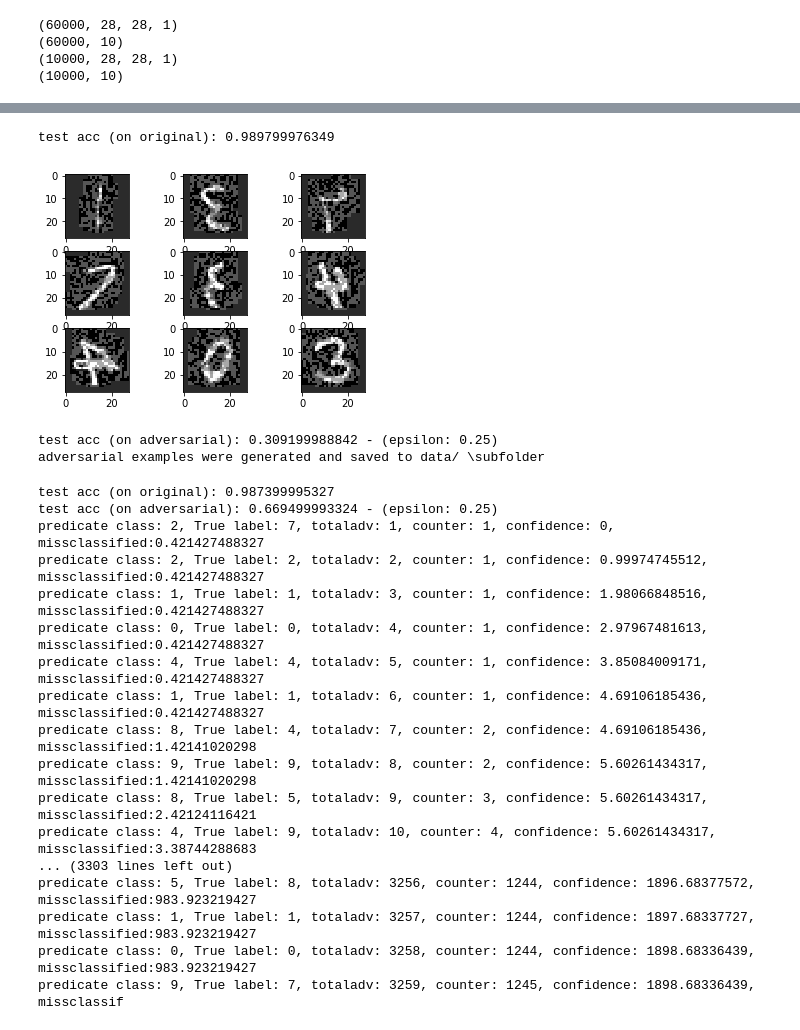
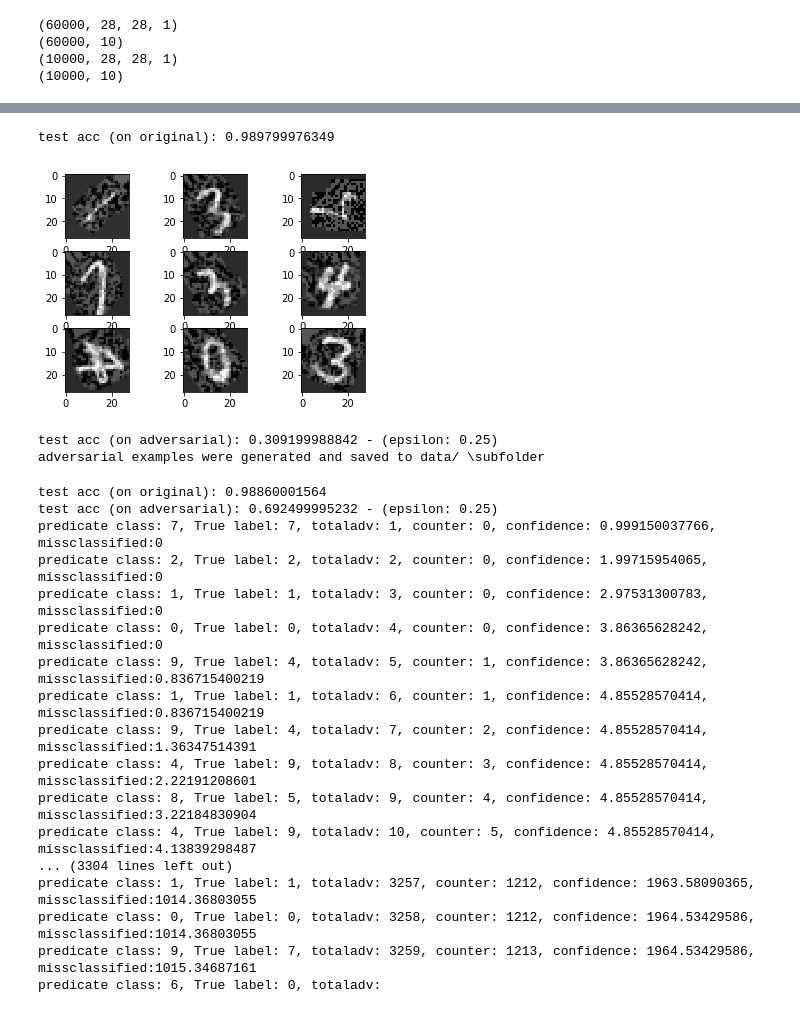
Before and after one commit to rabinaphuyel/REU-2019, a Jupyter notebook: rabina.ipynb, the cells around one changed output, grey strips where cells are left out. Drawn from its saved outputs; the diff is of its cells as text; code cells hidden in the pictures.

```diff
--- a/rabina.ipynb
+++ b/rabina.ipynb
@@ -63,7 +63,7 @@ val_classes = Y_train[-nb_train:]
 (10000, 10)
 # %%
 # define data preparation
-datagen = ImageDataGenerator(horizontal_flip=True)
+datagen = ImageDataGenerator(rotation_range=90)
 # fit parameters from data
 datagen.fit(X_train)
 # configure batch size and retrieve one batch of images
@@ -80,6 +80,6 @@ for X_batch, y_batch in datagen.flow(X_train, Y_train, batch_size=9):
 # %%
 # define data preparation
-datagen = ImageDataGenerator(horizontal_flip=True)
+datagen = ImageDataGenerator(rotation_range=90)
 # fit parameters from data
 datagen.fit(X_test)
 # configure batch size and retrieve one batch of images
@@ -176,7 +176,7 @@ Epoch 15/15
 Trained model has been saved to data/ \subfolder
 # %%
 # Load the trained model
-model = load_model("data/mnist_horizontalflip_cnn.h5")
+model = load_model("data/mnist_rotate90_cnn.h5")
 
 _, acc = model.evaluate(X_test, Y_test, batch_size = BATCH_SIZE, verbose = 0)
 print ('test acc: {}'.format(100 * acc))
@@ -252,35 +252,35 @@ _, acc_original = model.evaluate(X_test, Y_test, batch_size = BATCH_SIZE, verbos
 print('test acc (on original): {}'.format(acc_original))
 
 # symbolic fgsm
 epsilon = 0.25
 x_adv = fgsm(x, model(x), epsilon = epsilon, y = y)
 
 # craft adversarial examples
 X_adv, = batch_eval(sess, [x, y], [x_adv], [X_test, Y_test], batch_size = BATCH_SIZE)
 # define data preparation
-datagen = ImageDataGenerator(horizontal_flip= True)
+datagen = ImageDataGenerator(rotation_range=90)
 # fit parameters from data
 datagen.fit(X_adv)
 # configure batch size and retrieve one batch of images
 for X_batch, y_batch in datagen.flow(X_adv, Y_test, batch_size=9):
     # create a grid of 3x3 image
     for i in range(0, 9):
         plt.subplot(330 + 1 + i)
         plt.imshow(X_batch[i].reshape(28, 28), cmap=plt.get_cmap('gray'))
     # show the plot
     plt.show()
     break
 # test accuracy on adversarial examples
 _, acc_adv = model.evaluate(X_adv, Y_test, batch_size = BATCH_SIZE, verbose = 0)
 print ('test acc (on adversarial): {} - (epsilon: {})'.format(acc_adv, epsilon))
 
 # save the generated adversarial examples
 np.save("data/adv_mnist_fgsm_eps25.npy", X_adv)
 print('adversarial examples were generated and saved to data/ \subfolder')
 #sess.close()
 # %% [output]
 test acc (on original): 0.989799976349
-[figure, old version]
+[figure, new version]
 test acc (on adversarial): 0.309199988842 - (epsilon: 0.25)
 adversarial examples were generated and saved to data/ \subfolder
 # %%
@@ -337,20 +337,20 @@ print("miss_conf: " + str( missclassified))
 error_rate = (1.0 * error_count/total_count)
 print("error rate is: " + str(error_rate))
 # %% [output]
-test acc (on original): 0.987399995327
-test acc (on adversarial): 0.669499993324 - (epsilon: 0.25)
-predicate class: 2, True label: 7, totaladv: 1, counter: 1, confidence: 0, missclassified:0.421427488327
-predicate class: 2, True label: 2, totaladv: 2, counter: 1, confidence: 0.99974745512, missclassified:0.421427488327
-predicate class: 1, True label: 1, totaladv: 3, counter: 1, confidence: 1.98066848516, missclassified:0.421427488327
-predicate class: 0, True label: 0, totaladv: 4, counter: 1, confidence: 2.97967481613, missclassified:0.421427488327
-predicate class: 4, True label: 4, totaladv: 5, counter: 1, confidence: 3.85084009171, missclassified:0.421427488327
-predicate class: 1, True label: 1, totaladv: 6, counter: 1, confidence: 4.69106185436, missclassified:0.421427488327
-predicate class: 8, True label: 4, totaladv: 7, counter: 2, confidence: 4.69106185436, missclassified:1.42141020298
-predicate class: 9, True label: 9, totaladv: 8, counter: 2, confidence: 5.60261434317, missclassified:1.42141020298
-predicate class: 8, True label: 5, totaladv: 9, counter: 3, confidence: 5.60261434317, missclassified:2.42124116421
-predicate class: 4, True label: 9, totaladv: 10, counter: 4, confidence: 5.60261434317, missclassified:3.38744288683
-... (3303 lines left out)
-predicate class: 5, True label: 8, totaladv: 3256, counter: 1244, confidence: 1896.68377572, missclassified:983.923219427
-predicate class: 1, True label: 1, totaladv: 3257, counter: 1244, confidence: 1897.68337727, missclassified:983.923219427
-predicate class: 0, True label: 0, totaladv: 3258, counter: 1244, confidence: 1898.68336439, missclassified:983.923219427
-predicate class: 9, True label: 7, totaladv: 3259, counter: 1245, confidence: 1898.68336439, missclassif
+test acc (on original): 0.98860001564
+test acc (on adversarial): 0.692499995232 - (epsilon: 0.25)
+predicate class: 7, True label: 7, totaladv: 1, counter: 0, confidence: 0.999150037766, missclassified:0
+predicate class: 2, True label: 2, totaladv: 2, counter: 0, confidence: 1.99715954065, missclassified:0
+predicate class: 1, True label: 1, totaladv: 3, counter: 0, confidence: 2.97531300783, missclassified:0
+predicate class: 0, True label: 0, totaladv: 4, counter: 0, confidence: 3.86365628242, missclassified:0
+predicate class: 9, True label: 4, totaladv: 5, counter: 1, confidence: 3.86365628242, missclassified:0.836715400219
+predicate class: 1, True label: 1, totaladv: 6, counter: 1, confidence: 4.85528570414, missclassified:0.836715400219
+predicate class: 9, True label: 4, totaladv: 7, counter: 2, confidence: 4.85528570414, missclassified:1.36347514391
+predicate class: 4, True label: 9, totaladv: 8, counter: 3, confidence: 4.85528570414, missclassified:2.22191208601
+predicate class: 8, True label: 5, totaladv: 9, counter: 4, confidence: 4.85528570414, missclassified:3.22184830904
+predicate class: 4, True label: 9, totaladv: 10, counter: 5, confidence: 4.85528570414, missclassified:4.13839298487
+... (3304 lines left out)
+predicate class: 1, True label: 1, totaladv: 3257, counter: 1212, confidence: 1963.58090365, missclassified:1014.36803055
+predicate class: 0, True label: 0, totaladv: 3258, counter: 1212, confidence: 1964.53429586, missclassified:1014.36803055
+predicate class: 9, True label: 7, totaladv: 3259, counter: 1213, confidence: 1964.53429586, missclassified:1015.34687161
+predicate class: 6, True label: 0, totaladv:
```
Also changed, not shown: parts of 5 cells of this notebook.
